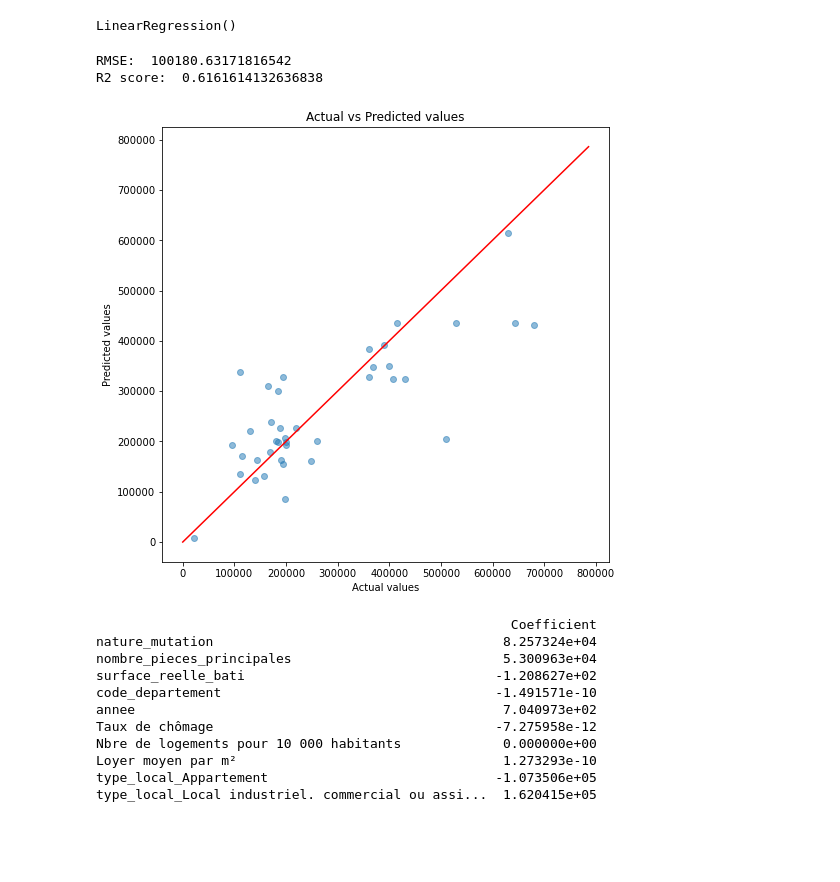
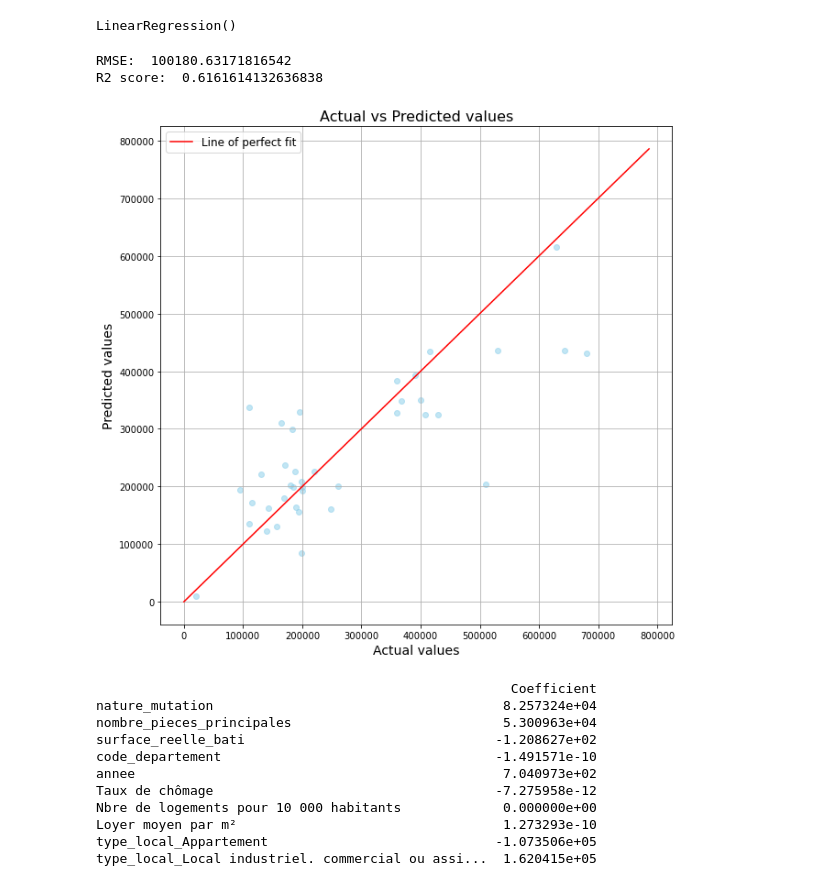
Before and after one commit to Hassan60200/Projet_m-moire_IA, a Jupyter notebook: DVF.ipynb, the cells around one changed output. Cells and saved outputs as stored; diff of their text form; code cells hidden in the pictures; blank space fills up the shorter version.

Commit message:
update plot

```diff
--- a/DVF.ipynb
+++ b/DVF.ipynb
@@ -380,24 +380,27 @@ LinearRegression()
 # %%
 from sklearn.metrics import mean_squared_error, r2_score
 
 y_pred = model.predict(X_test)
 mse = mean_squared_error(y_test, y_pred)
 r2 = r2_score(y_test, y_pred)
 
 print("RMSE: ", np.sqrt(mse))
 print("R2 score: ", r2)
 
-plt.figure(figsize=(8, 8))
-plt.scatter(y_test, y_pred, alpha=0.5)
-plt.xlabel('Actual values')
-plt.ylabel('Predicted values')
-plt.plot([y.min(), y.max()], [y.min(), y.max()], color='red')  # Line of perfect fit
-plt.title('Actual vs Predicted values')
+# Tracé du graphique de dispersion entre les valeurs réelles et prédites
+plt.figure(figsize=(10, 10))
+plt.grid(True)  # Ajout d'une grille
+plt.scatter(y_test, y_pred, alpha=0.5, color='skyblue')  # Couleur modifiée
+plt.xlabel('Actual values', fontsize=14)  # Augmentation de la taille de la police
+plt.ylabel('Predicted values', fontsize=14)  # Augmentation de la taille de la police
+plt.plot([y.min(), y.max()], [y.min(), y.max()], color='red', label='Line of perfect fit')  # Ajout d'une légende
+plt.title('Actual vs Predicted values', fontsize=16)  # Augmentation de la taille de la police
+plt.legend(fontsize=12)  # Affichage de la légende avec une taille de police plus grande
 plt.show()
 # %% [output]
 RMSE:  100180.63171816542
 R2 score:  0.6161614132636838
-[figure, old version]
+[figure, new version]
 # %%
 coeff_df = pd.DataFrame(model.coef_, X.columns, columns=['Coefficient'])
 print(coeff_df)
```
Also changed, not shown: 1 other file.
